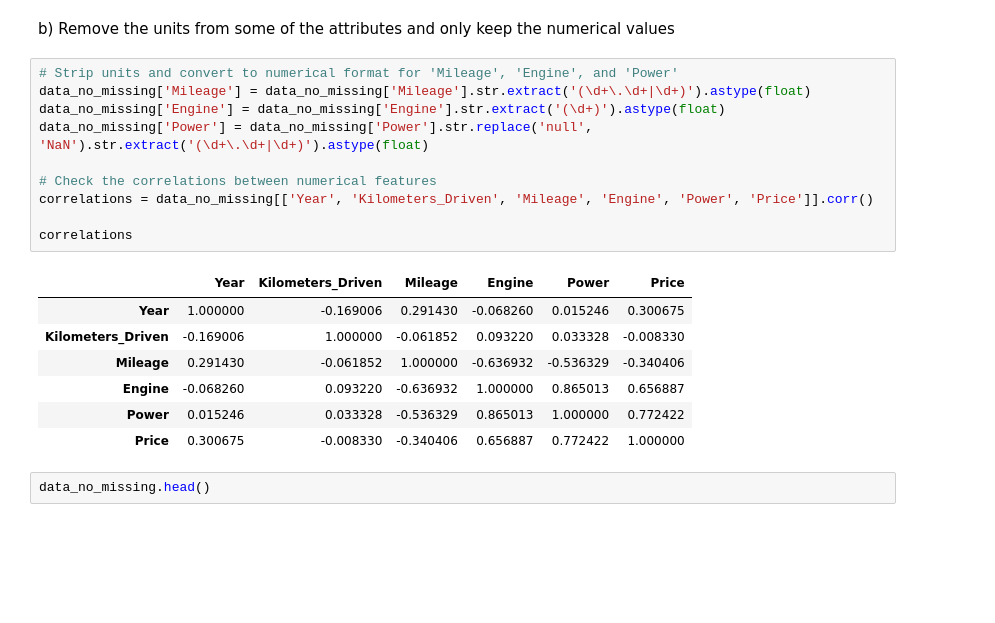
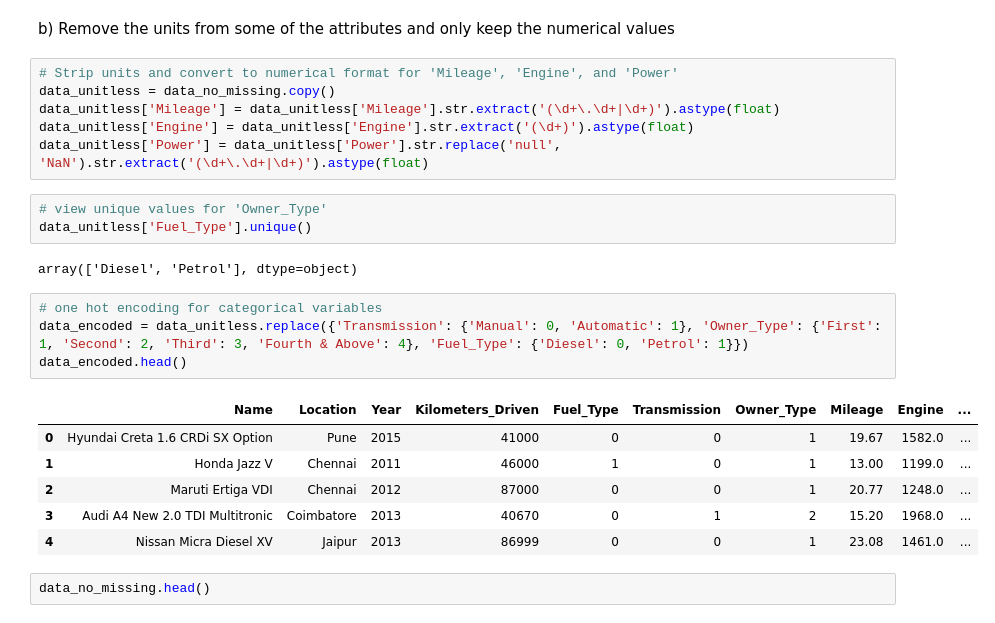
Before and after one commit to Riley94/CS5530ASSNMNT2, a Jupyter notebook: src/main.ipynb, the cells around one changed output. Drawn from its saved outputs; the diff is of its cells as text; blank space fills up the shorter version.

Commit message:
further data analysis

```diff
--- a/src/main.ipynb
+++ b/src/main.ipynb
@@ -103,22 +103,26 @@ dtype: int64
 b) Remove the units from some of the attributes and only keep the numerical values
 # %%
 # Strip units and convert to numerical format for 'Mileage', 'Engine', and 'Power'
-data_no_missing['Mileage'] = data_no_missing['Mileage'].str.extract('(\d+\.\d+|\d+)').astype(float)
-data_no_missing['Engine'] = data_no_missing['Engine'].str.extract('(\d+)').astype(float)
-data_no_missing['Power'] = data_no_missing['Power'].str.replace('null', 'NaN').str.extract('(\d+\.\d+|\d+)').astype(float)
-
-# Check the correlations between numerical features
-correlations = data_no_missing[['Year', 'Kilometers_Driven', 'Mileage', 'Engine', 'Power', 'Price']].corr()
-
-correlations
+data_unitless = data_no_missing.copy()
+data_unitless['Mileage'] = data_unitless['Mileage'].str.extract('(\d+\.\d+|\d+)').astype(float)
+data_unitless['Engine'] = data_unitless['Engine'].str.extract('(\d+)').astype(float)
+data_unitless['Power'] = data_unitless['Power'].str.replace('null', 'NaN').str.extract('(\d+\.\d+|\d+)').astype(float)
-# %% [output]
-|  | Year | Kilometers_Driven | Mileage | Engine | Power | Price |
-| Year | 1.000000 | -0.169006 | 0.291430 | -0.068260 | 0.015246 | 0.300675 |
-| Kilometers_Driven | -0.169006 | 1.000000 | -0.061852 | 0.093220 | 0.033328 | -0.008330 |
-| Mileage | 0.291430 | -0.061852 | 1.000000 | -0.636932 | -0.536329 | -0.340406 |
-| Engine | -0.068260 | 0.093220 | -0.636932 | 1.000000 | 0.865013 | 0.656887 |
-| Power | 0.015246 | 0.033328 | -0.536329 | 0.865013 | 1.000000 | 0.772422 |
-| Price | 0.300675 | -0.008330 | -0.340406 | 0.656887 | 0.772422 | 1.000000 |
+# %%
+# view unique values for 'Owner_Type'
+data_unitless['Fuel_Type'].unique()
+# %% [output]
+array(['Diesel', 'Petrol'], dtype=object)
+# %%
+# one hot encoding for categorical variables
+data_encoded = data_unitless.replace({'Transmission': {'Manual': 0, 'Automatic': 1}, 'Owner_Type': {'First': 1, 'Second': 2, 'Third': 3, 'Fourth & Above': 4}, 'Fuel_Type': {'Diesel': 0, 'Petrol': 1}})
+data_encoded.head()
+# %% [output]
+|  | Name | Location | Year | Kilometers_Driven | Fuel_Type | Transmission | Owner_Type | Mileage | Engine | ... |
+| 0 | Hyundai Creta 1.6 CRDi SX Option | Pune | 2015 | 41000 | 0 | 0 | 1 | 19.67 | 1582.0 | ... |
+| 1 | Honda Jazz V | Chennai | 2011 | 46000 | 1 | 0 | 1 | 13.00 | 1199.0 | ... |
+| 2 | Maruti Ertiga VDI | Chennai | 2012 | 87000 | 0 | 0 | 1 | 20.77 | 1248.0 | ... |
+| 3 | Audi A4 New 2.0 TDI Multitronic | Coimbatore | 2013 | 40670 | 0 | 1 | 2 | 15.20 | 1968.0 | ... |
+| 4 | Nissan Micra Diesel XV | Jaipur | 2013 | 86999 | 0 | 0 | 1 | 23.08 | 1461.0 | ... |
 # %%
 data_no_missing.head()
 # %% [output]
```
